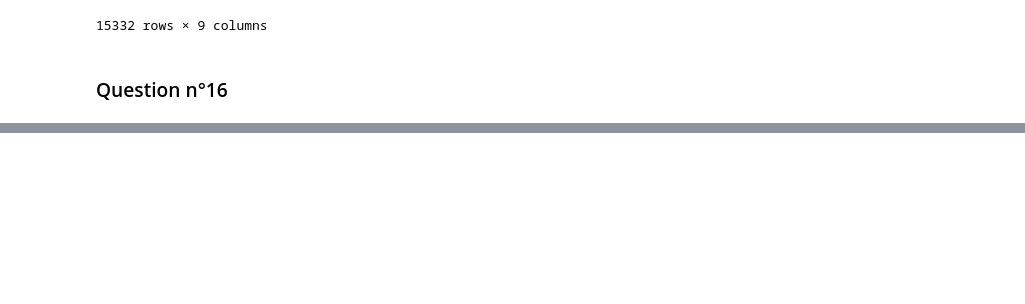
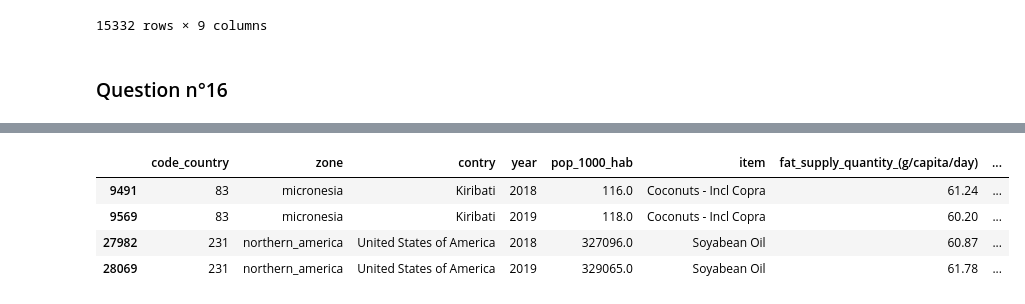
Before and after one commit to StevenDelval/PremierPasPandas, a Jupyter notebook: PremierPasPandas.ipynb, the cells around one changed output, grey strips where cells are left out. Drawn from its saved outputs; the diff is of its cells as text; code cells hidden in the pictures; blank space fills up the shorter version.

```diff
--- a/PremierPasPandas.ipynb
+++ b/PremierPasPandas.ipynb
@@ -310,0 +329,8 @@ df_merge
+# %%
+df_merge[df_merge["fat_supply_quantity_(g/capita/day)"] > 50]
+# %% [output]
+|  | code_country | zone | contry | year | pop_1000_hab | item | fat_supply_quantity_(g/capita/day) | ... |
+| 9491 | 83 | micronesia | Kiribati | 2018 | 116.0 | Coconuts - Incl Copra | 61.24 | ... |
+| 9569 | 83 | micronesia | Kiribati | 2019 | 118.0 | Coconuts - Incl Copra | 60.20 | ... |
+| 27982 | 231 | northern_america | United States of America | 2018 | 327096.0 | Soyabean Oil | 60.87 | ... |
+| 28069 | 231 | northern_america | United States of America | 2019 | 329065.0 | Soyabean Oil | 61.78 | ... |
```
Also changed, not shown: parts of 4 cells of this notebook.
